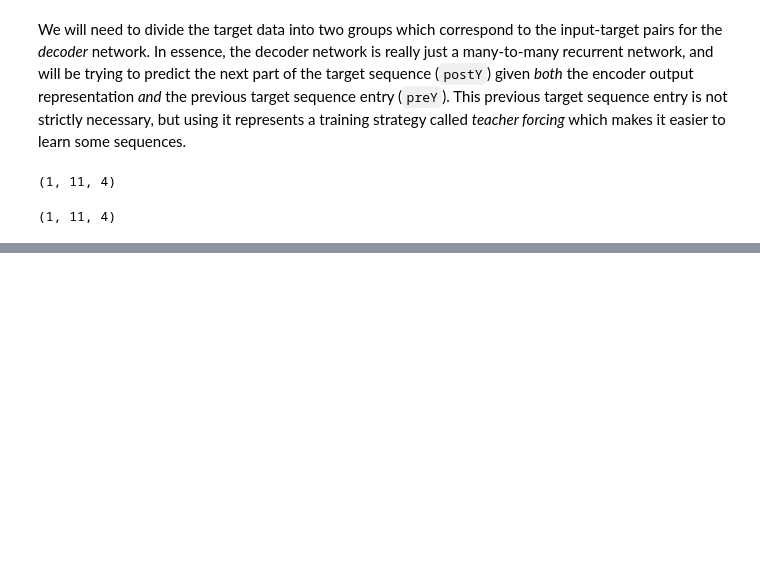
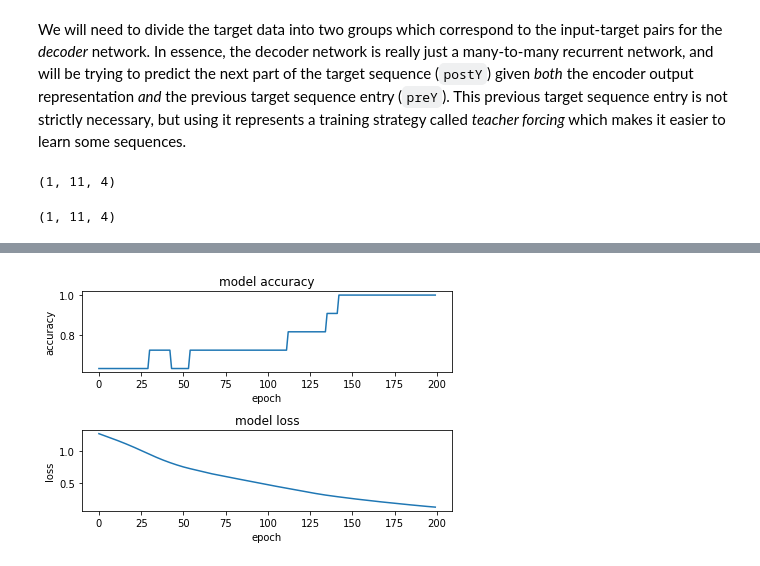
Before and after one commit to CSCI4850/notebook-examples, a Jupyter notebook: Recurrent Neural Networks/Encoder-Decoder.ipynb, the cells around one changed output, grey strips where cells are left out. Cells and saved outputs as stored; diff of their text form; code cells hidden in the pictures; blank space fills up the shorter version.

```diff
--- a/Recurrent Neural Networks/Encoder-Decoder.ipynb
+++ b/Recurrent Neural Networks/Encoder-Decoder.ipynb
@@ -153,9 +153,9 @@ We will need to divide the target data into two groups which correspond to the i
 # 12 time steps total (10 + start + stop)
 # Divide into two groups of 11
 # First from 0 ... 10
-preY = Y[:,1:output_length+2,:]
+preY = Y[:,0:output_length+1,:]
 # Second from 1 ... 11
-postY = Y[:,0:output_length+1,:]
+postY = Y[:,1:output_length+2,:]
 # %%
 preY.shape
 # %% [output]
@@ -169,13 +175,12 @@ OK, let's make an encoder-decoder framework for learning this sequence. We need
 # %%
 # Size of the gestalt, context representations...
-encoder_hidden_size = input_length*2
-decoder_hidden_size = output_length*2
+hidden_size = input_length*2
 
 ## Encoder Construction
 
 # Make the layers
 encoder_input = keras.layers.Input(shape=(None, X.shape[2]))
-encoder_hidden = keras.layers.LSTM(encoder_hidden_size, return_state=True)
+encoder_hidden = keras.layers.LSTM(hidden_size, return_state=True)
 # Tie the hidden layer to the input layer (passed in)
 encoder_output, enc_state_h, enc_state_c = encoder_hidden(encoder_input)
 # We discard `encoder_outputs` and only keep the states.
@@ -184,13 +189,13 @@ encoder_states = [enc_state_h, enc_state_c]
 ## Decoder Construction
 # Set up the decoder, using `encoder_states` as initial state.
 decoder_input = keras.layers.Input(shape=(None, Y.shape[2]))
-decoder_hidden = keras.layers.LSTM(decoder_hidden_size, return_sequences=True, return_state=True)
+decoder_hidden = keras.layers.LSTM(hidden_size, return_sequences=True, return_state=True)
 # Connect hidden to input (also reads from the encoder...)
-decoder_output, dec_state_h, dec_state_c = decoder_hidden(decoder_input,
-                                                          initial_state=encoder_states)
-decoder_dense = keras.layers.Dense(Y.shape[2], activation='softmax')
+decoder_hidden_output, decoder_state_h, decoder_state_c = decoder_hidden(decoder_input,
+                                                                         initial_state=encoder_states)
+decoder_output = keras.layers.Dense(Y.shape[2], activation='softmax')
 # Connect output to hidden
-decoder_outputs = decoder_dense(decoder_output)
+decoder_output = decoder_dense(decoder_hidden_output)
 
 # Our functional API model now has -two- input layers:
 # 1. Reads from X
@@ -233,0 +239,9 @@ postY.shape
+# %%
+batch_size = 1   # only one pattern...
+epochs = 200
+history = model.fit([X,preY], postY,
+          batch_size=batch_size,
+          epochs=epochs,
+          verbose=0,
+          callbacks=[TQDMNotebookCallback()])
+print('Accuracy:',model.evaluate([X,preY],postY)[1]*100.0,'%')
@@ -233,0 +257,18 @@ postY.shape
+# %%
+plt.figure(1)
+# summarize history for accuracy
+plt.subplot(211)
+plt.plot(history.history['acc'])
+plt.title('model accuracy')
+plt.ylabel('accuracy')
+plt.xlabel('epoch')
+# summarize history for loss
+plt.subplot(212)
+plt.plot(history.history['loss'])
+plt.title('model loss')
+plt.ylabel('loss')
+plt.xlabel('epoch')
+plt.tight_layout()
+plt.show()
+# %% [output]
+[figure, added]
```
Also changed, not shown: parts of 12 cells of this notebook.
